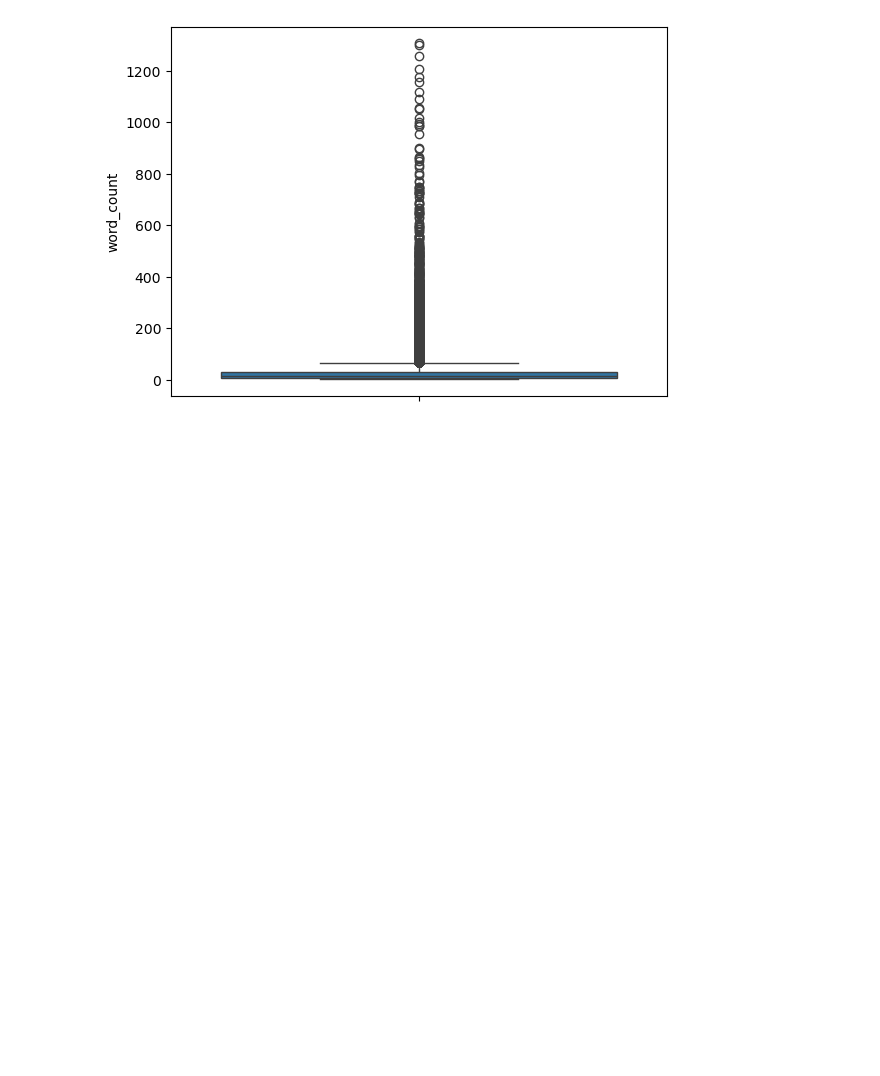
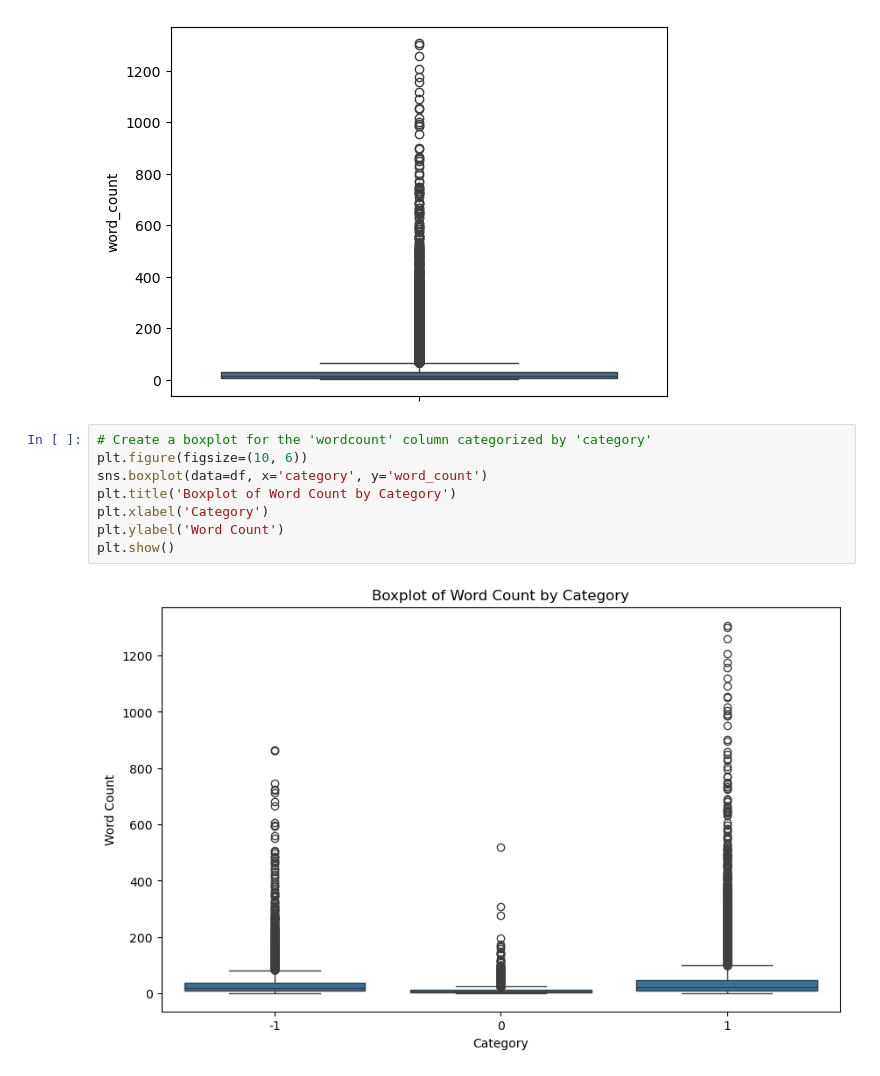
Before and after one commit to shovo896/Youtube_Sentiment_Insights, a Jupyter notebook: notebooks/preprocessing_and_eda.ipynb, the cells around one changed output. Saved outputs shown, nothing was run; the diff lists cells and outputs as text; blank space fills up the shorter version.

```diff
--- a/notebooks/preprocessing_and_eda.ipynb
+++ b/notebooks/preprocessing_and_eda.ipynb
@@ -242,3 +242,13 @@ sns.boxplot(df['word_count'])
 # %% [output]
 <Axes: ylabel='word_count'>
 [figure]
+# %%
+# Create a boxplot for the 'wordcount' column categorized by 'category'
+plt.figure(figsize=(10, 6))
+sns.boxplot(data=df, x='category', y='word_count')
+plt.title('Boxplot of Word Count by Category')
+plt.xlabel('Category')
+plt.ylabel('Word Count')
+plt.show()
+# %% [output]
+[figure, added]
```
